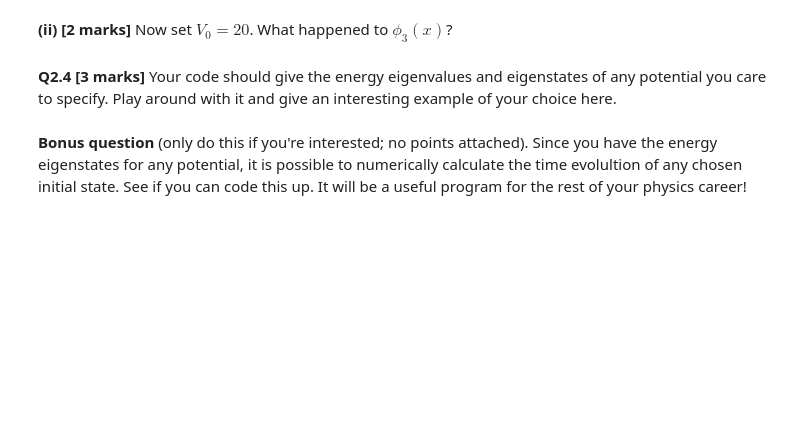
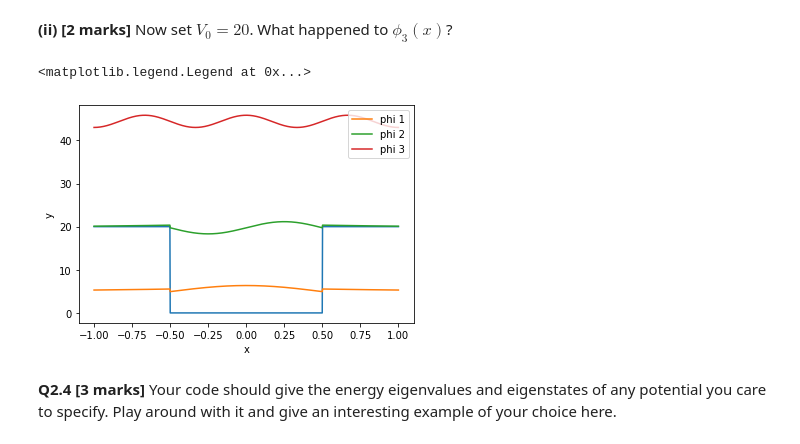
Before and after one commit to oliver2901/quantum-assignment, a Jupyter notebook: assignment_1.ipynb, the cells around one changed output. Drawn from its saved outputs; the diff is of its cells as text; code cells hidden in the pictures; blank space fills up the shorter version.

```diff
--- a/assignment_1.ipynb
+++ b/assignment_1.ipynb
@@ -288,28 +291,3 @@ Text(0, 0.5, 'f(x)')
 **(v) [3 marks]**
 
 At time $t=0$ you know the wavefunction to be a top hat function with $x_0=L/4$ and $\alpha=0.01L$. The probability to find the particle in the region $L/4-0.01L<x<L/4+0.01L$ is therefore 1. Plot the probability of finding the particle in this region for subsequent times. Remember that the probability density $\rho_n$ is a density. As such, it needs to be integrated over the relevant range of positions to give the probability of finding the particle in that range.
-# %%
-import numpy as np
-from numpy.random import random, normal, seed
-
-# fxt=alpha^-1/2 e^iEt
-#integrate fxt at t=0 for region l/4-0.01 to 1/4+0.01
-#repeat for a range of times
-
-def f_xt(t,alpha,x0):
-  func=alpha**-(0.5)*e**(a*np.pi**2/2)
-  return func
-
-y=f_xt(1,0.01,1/4)
-
-integ=np.zeros(9)
-
-for i in range(0,9):
-  x=np.random.rand(points[i])
-  y=f(x)
-  s=np.sum(y)
-  integ[i]=length*(1/points[i])*s
-  if i>10:
-    break
-
-print(points,integ)
@@ -437,7 +460,20 @@ The column phi[:, i] is the normalized eigenvector corresponding to the eigenval
 # %% [markdown]
 **(ii) [2 marks]** Now set $V_0=20$. What happened to $\phi_3(x)$?
+# %%
+x=np.linspace(-1,1,1000)
+y=np.array([V(i,v0=20) for i in x])
+plt.plot(x,y)
+wave=np.array([phi(1,20,i)for i in x])
+plt.plot(x,wave+E(1),label="phi 1")
+wave=np.array([phi(2,20,i)for i in x])
+plt.plot(x,wave+E(2),label="phi 2")
+wave=np.array([phi(3,20,i)for i in x])
+plt.plot(x,wave+E(3),label="phi 3")
+plt.xlabel("x")
+plt.ylabel("y")
+plt.legend(loc='best')
+# %% [output]
+<matplotlib.legend.Legend at 0x...>
+[figure, added]
 # %% [markdown]
 **Q2.4 [3 marks]** Your code should give the energy eigenvalues and eigenstates of any potential you care to specify. Play around with it and give an interesting example of your choice here.
-# %% [markdown]
-**Bonus question** (only do this if you're interested; no points attached).
-Since you have the energy eigenstates for any potential, it is possible to numerically calculate the time evolultion of any chosen initial state. See if you can code this up. It will be a useful program for the rest of your physics career!
```
Also changed, not shown: parts of 6 cells of this notebook.
